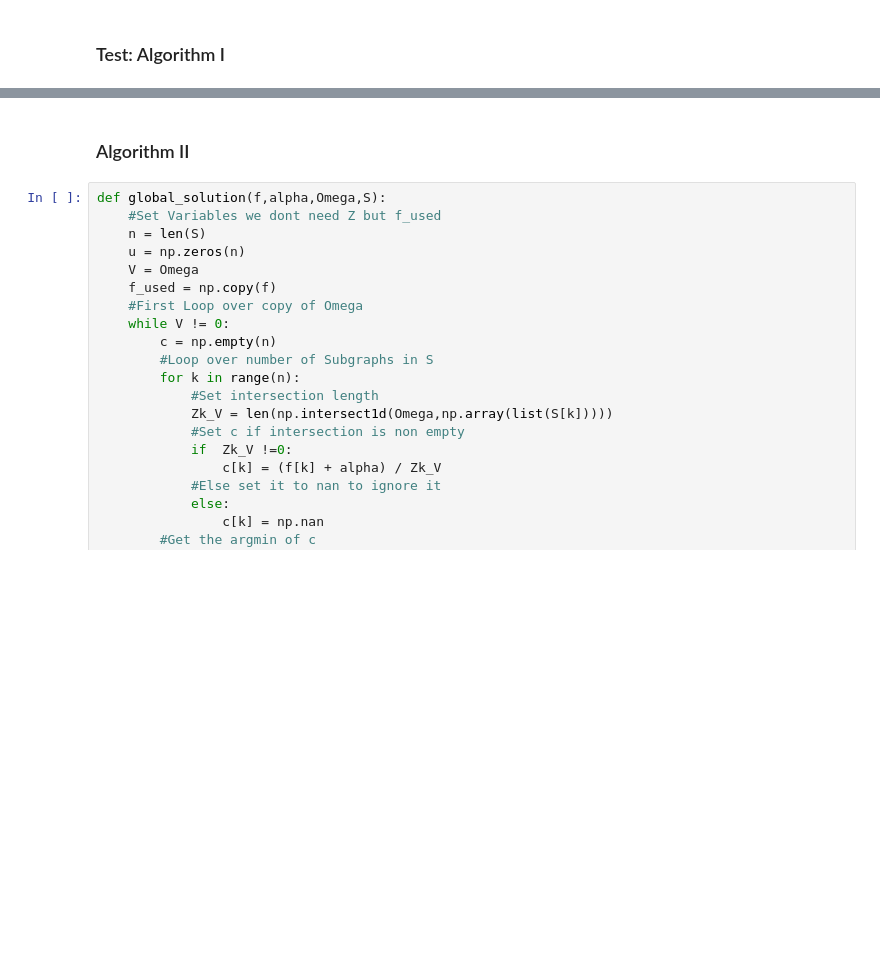
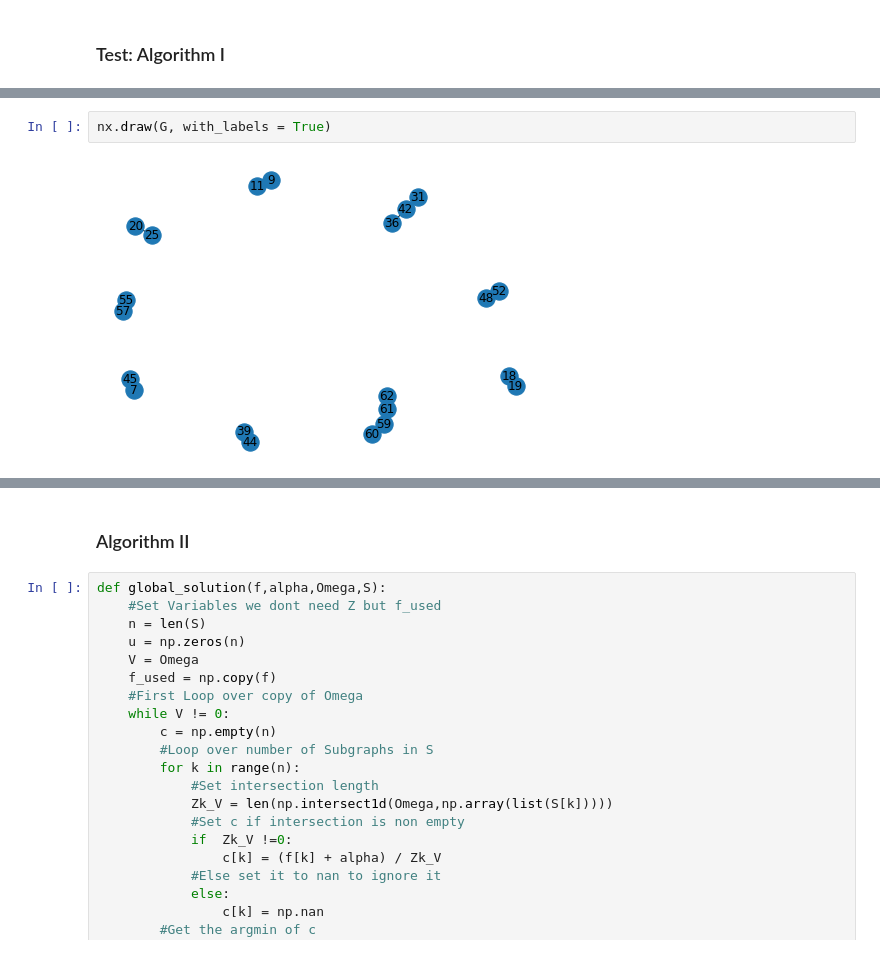
Before and after one commit to Jacob-Relle/MIP-Projekt, a Jupyter notebook: Project.ipynb, the cells around one changed output, grey strips where cells are left out. Drawn from its saved outputs; the diff is of its cells as text; blank space fills up the shorter version.

```diff
--- a/Project.ipynb
+++ b/Project.ipynb
@@ -119,0 +130,4 @@ print(S)
+# %%
+nx.draw(G, with_labels = True)
+# %% [output]
+[figure, added]
```
Also changed, not shown: parts of 8 cells of this notebook.
